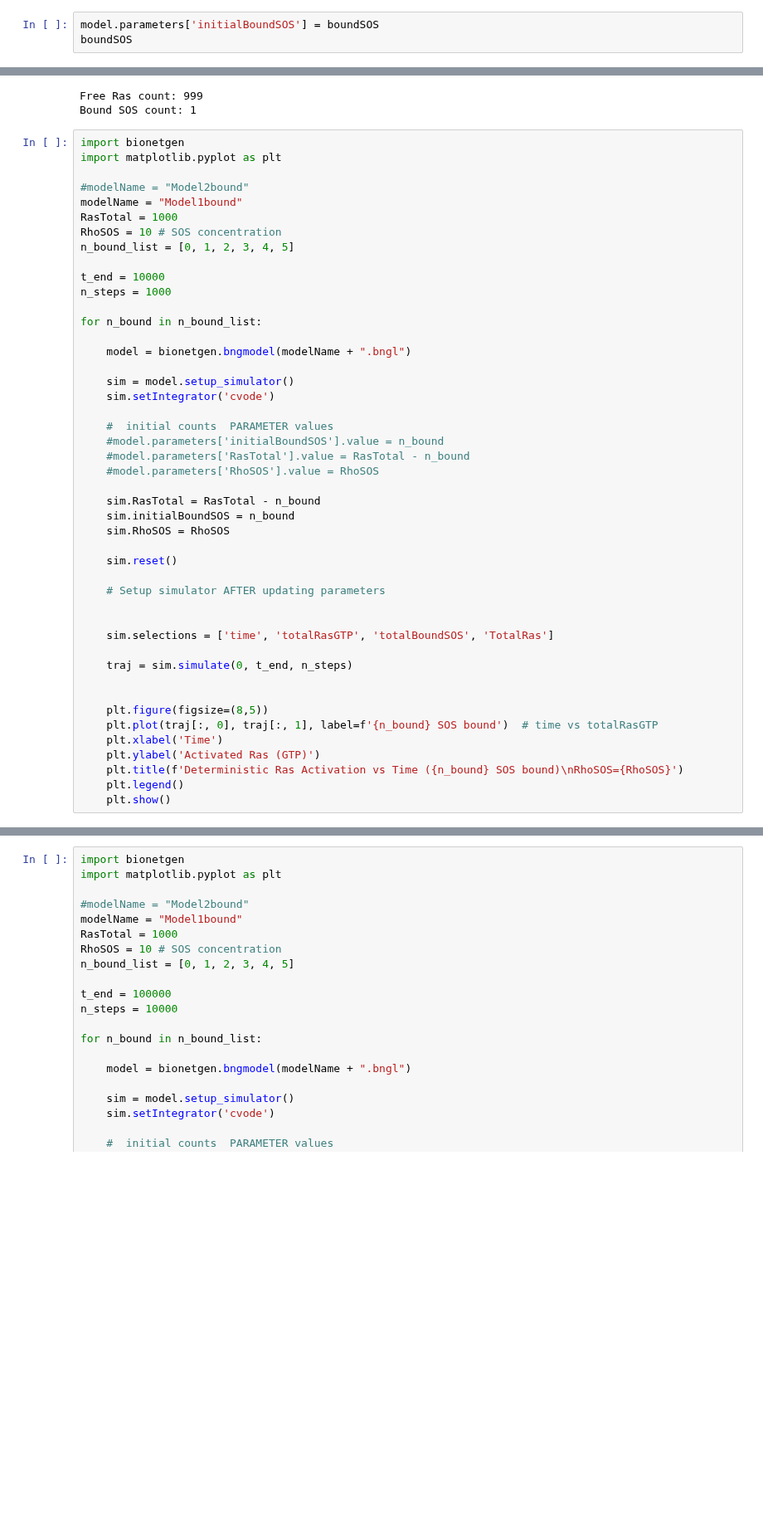
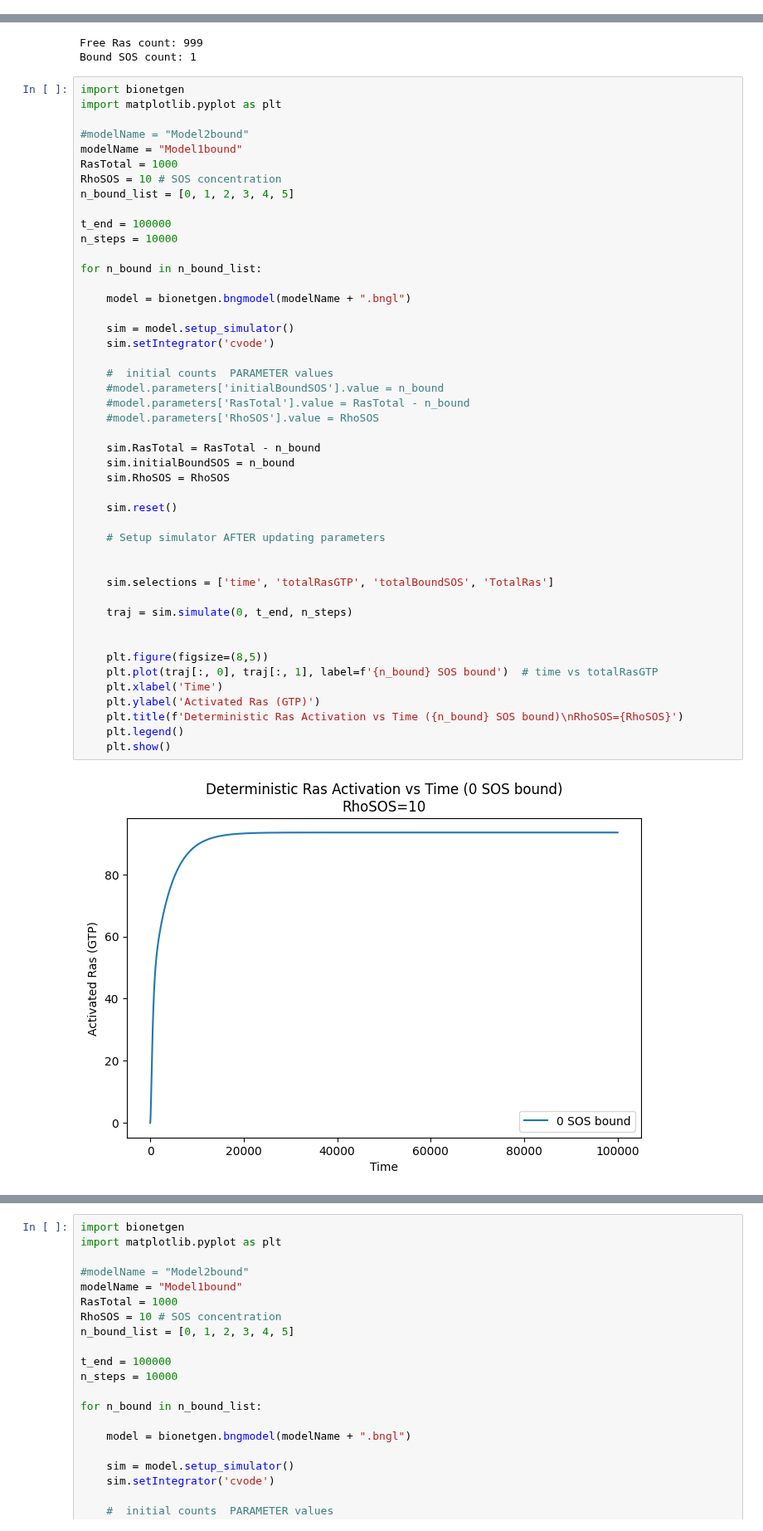
Before and after one commit to kyonosh/RasActivation-Simulator, a Jupyter notebook: timeSS.ipynb, the cells around one changed output, grey strips where cells are left out. Shown at 83% size. Drawn from its saved outputs; the diff is of its cells as text; blank space fills up the shorter version.

```diff
--- a/timeSS.ipynb
+++ b/timeSS.ipynb
@@ -19,4 +19 @@ for s in model.species:
 1 Ras(a~0,sos!1).Sos(ras!1) initialBoundSOS
-# %%
-model.parameters['initialBoundSOS'] = boundSOS
-boundSOS
@@ -67,8 +62,8 @@ RasTotal = 1000
 RhoSOS = 10 # SOS concentration
 n_bound_list = [0, 1, 2, 3, 4, 5]
 
-t_end = 10000
-n_steps = 1000
+t_end = 100000
+n_steps = 10000
 
 for n_bound in n_bound_list:
 
@@ -76,30 +71,32 @@ for n_bound in n_bound_list:
 
     sim = model.setup_simulator()
     sim.setIntegrator('cvode')
 
     #  initial counts  PARAMETER values
     #model.parameters['initialBoundSOS'].value = n_bound
     #model.parameters['RasTotal'].value = RasTotal - n_bound
     #model.parameters['RhoSOS'].value = RhoSOS
 
     sim.RasTotal = RasTotal - n_bound
     sim.initialBoundSOS = n_bound
     sim.RhoSOS = RhoSOS
 
     sim.reset()
 
     # Setup simulator AFTER updating parameters
 
 
     sim.selections = ['time', 'totalRasGTP', 'totalBoundSOS', 'TotalRas']
 
     traj = sim.simulate(0, t_end, n_steps)
 
 
     plt.figure(figsize=(8,5))
     plt.plot(traj[:, 0], traj[:, 1], label=f'{n_bound} SOS bound')  # time vs totalRasGTP
     plt.xlabel('Time')
     plt.ylabel('Activated Ras (GTP)')
     plt.title(f'Deterministic Ras Activation vs Time ({n_bound} SOS bound)\nRhoSOS={RhoSOS}')
     plt.legend()
     plt.show()
+# %% [output]
+[figure, added]
```
Also changed, not shown: parts of 6 cells of this notebook.
